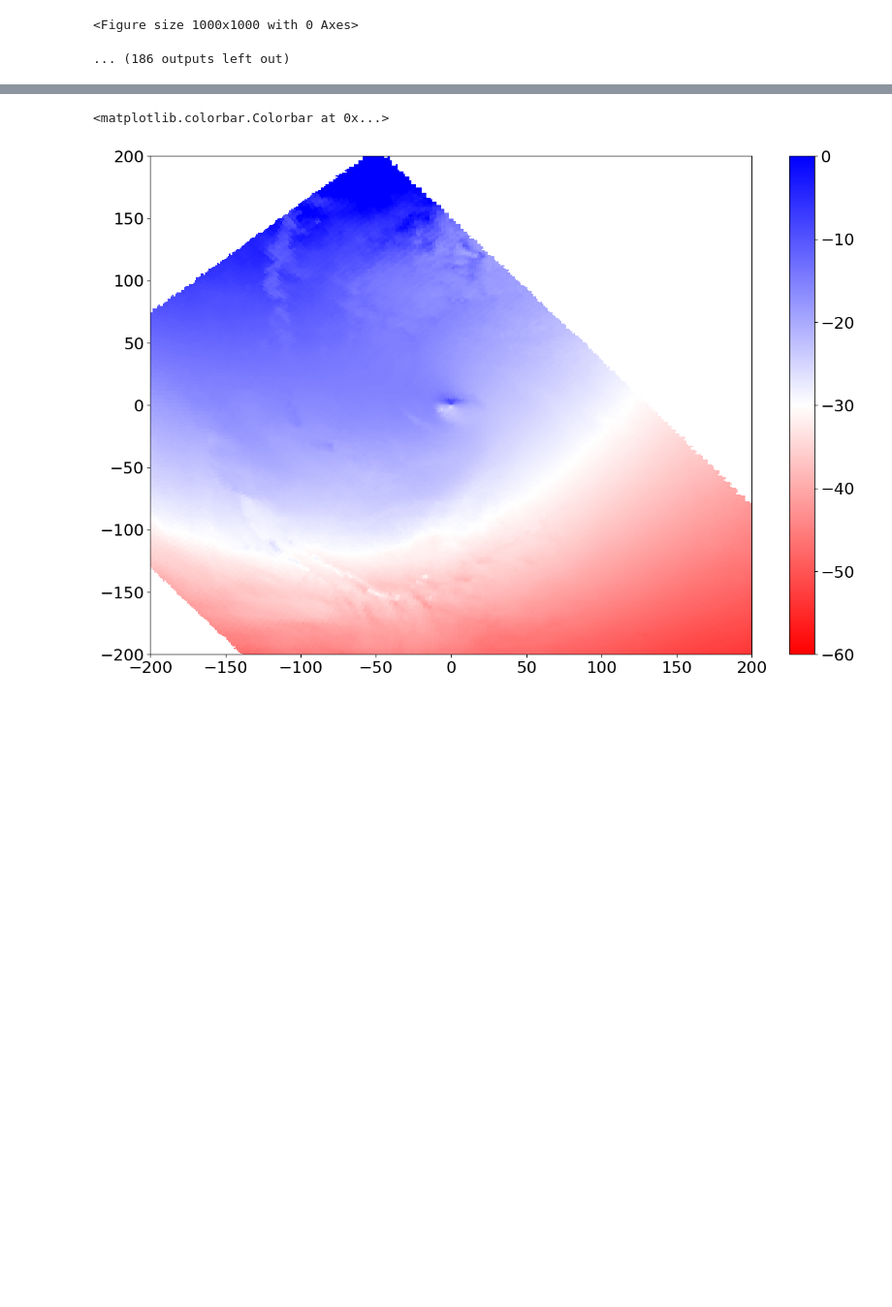
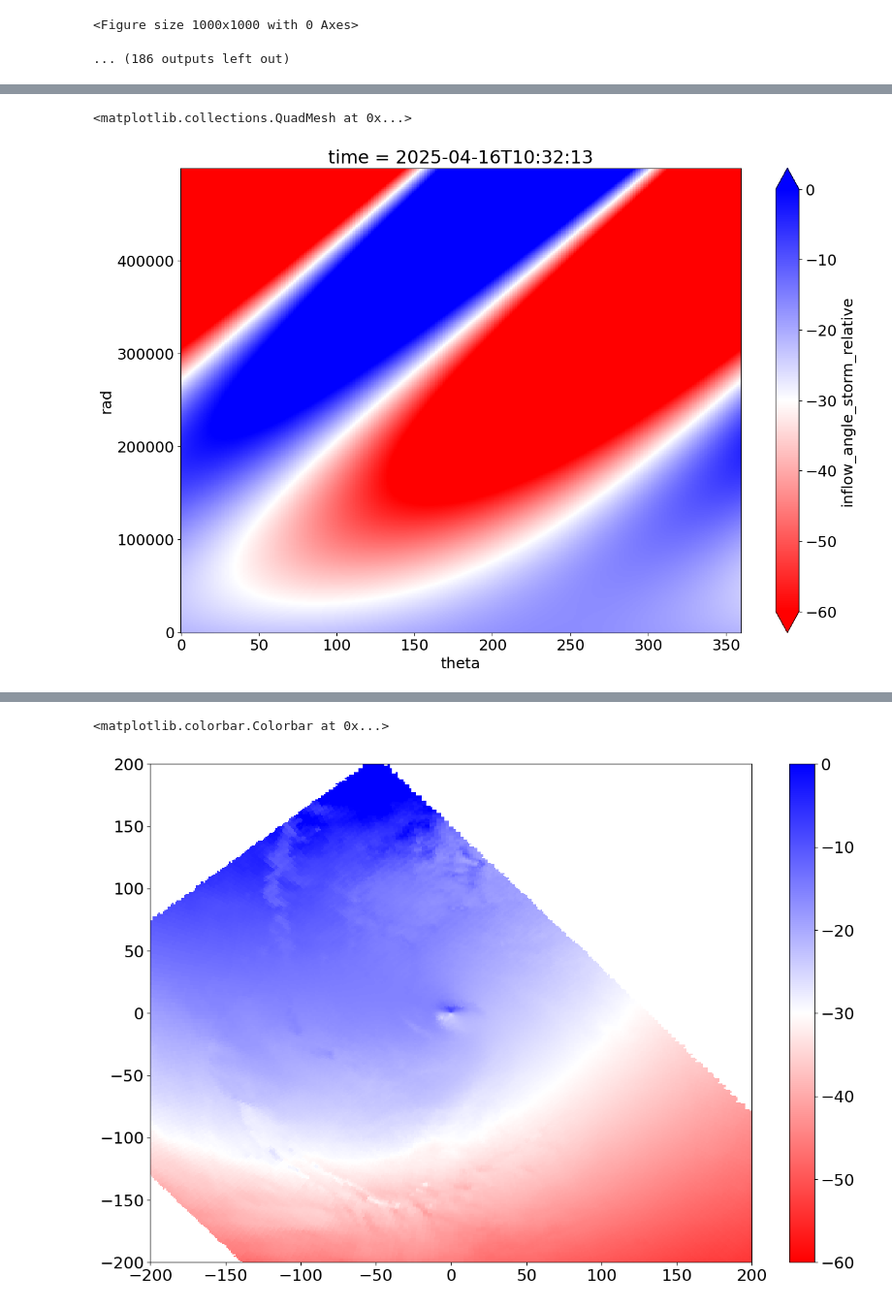
Before and after one commit to Arthur117/TCsLifeMonitFromObs, a Jupyter notebook: winddirection/PRJCT_TCBL/00_ZU12.ipynb, the cells around one changed output, grey strips where cells are left out. Shown at 97% size. Saved outputs shown, nothing was run; the diff lists cells and outputs as text; code cells hidden in the pictures; blank space fills up the shorter version.

```diff
--- a/winddirection/PRJCT_TCBL/00_ZU12.ipynb
+++ b/winddirection/PRJCT_TCBL/00_ZU12.ipynb
@@ -293,0 +305,5 @@ plt.colorbar()
+# %%
+dsp.inflow_angle_storm_relative.plot(cmap=plt.get_cmap('bwr_r'), vmin=-60, vmax=0)
+# %% [output]
+<matplotlib.collections.QuadMesh at 0x...>
+[figure, added]
```
Also changed, not shown: parts of 7 cells of this notebook, 6 other files.
